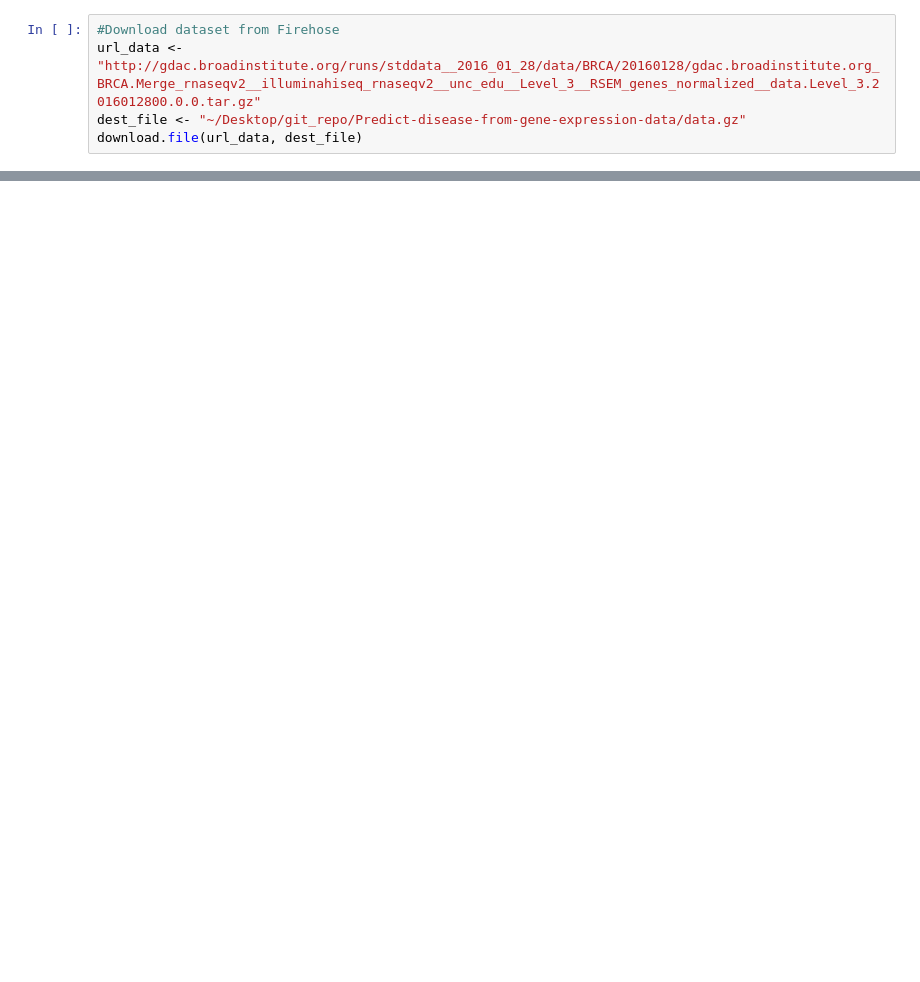
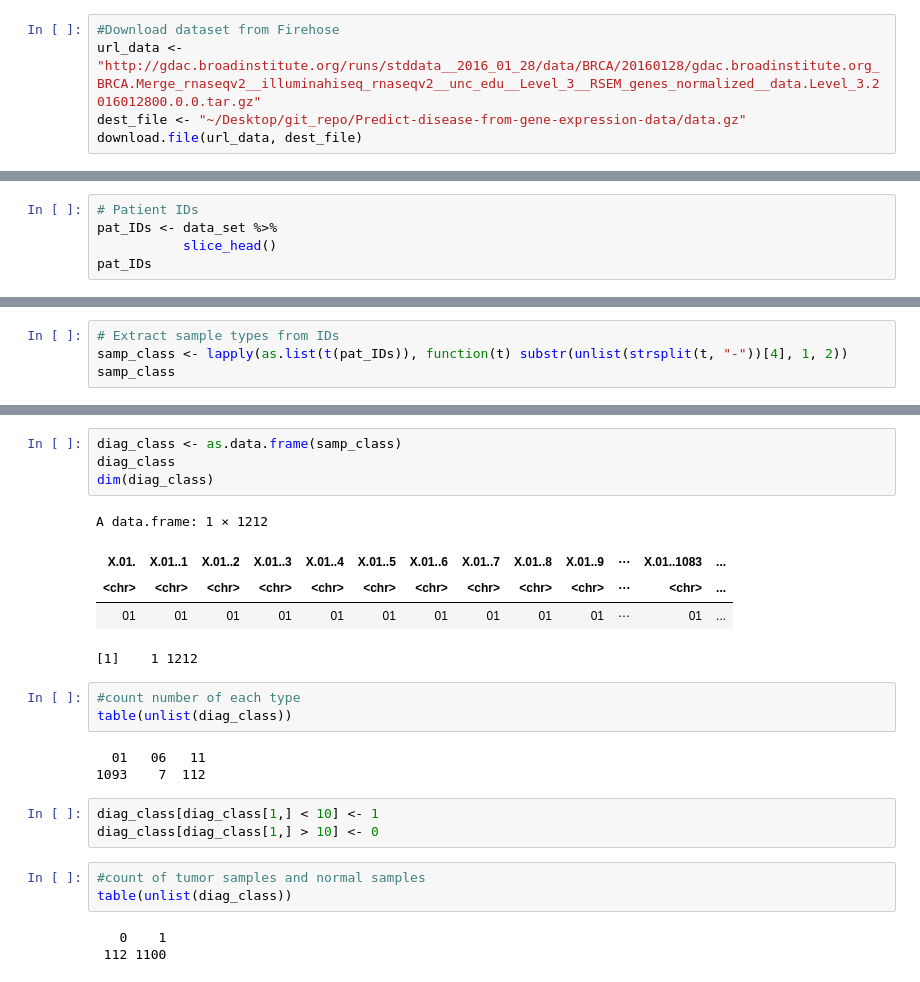
Before and after one commit to Luq16/Predict-disease-from-gene-expression-data, a Jupyter notebook: notebook.ipynb, the cells around one changed output, grey strips where cells are left out. Saved outputs shown, nothing was run; the diff lists cells and outputs as text; blank space fills up the shorter version.

```diff
--- a/notebook.ipynb
+++ b/notebook.ipynb
@@ -42,0 +77,5 @@ IDs <- read.table("BRCA.rnaseqv2__illuminahiseq_rnaseqv2__unc_edu__Level_3__RSEM
+# %%
+# Patient IDs
+pat_IDs <- data_set %>%
+           slice_head()
+pat_IDs
@@ -42,0 +90,4 @@ IDs <- read.table("BRCA.rnaseqv2__illuminahiseq_rnaseqv2__unc_edu__Level_3__RSEM
+# %%
+# Extract sample types from IDs
+samp_class <- lapply(as.list(t(pat_IDs)), function(t) substr(unlist(strsplit(t, "-"))[4], 1, 2))
+samp_class
@@ -42,0 +112,25 @@ IDs <- read.table("BRCA.rnaseqv2__illuminahiseq_rnaseqv2__unc_edu__Level_3__RSEM
+# %%
+diag_class <- as.data.frame(samp_class)
+diag_class
+dim(diag_class)
+# %% [output]
+A data.frame: 1 × 1212
+| X.01. | X.01..1 | X.01..2 | X.01..3 | X.01..4 | X.01..5 | X.01..6 | X.01..7 | X.01..8 | X.01..9 | ⋯ | X.01..1083 | ... |
+| <chr> | <chr> | <chr> | <chr> | <chr> | <chr> | <chr> | <chr> | <chr> | <chr> | ⋯ | <chr> | ... |
+| 01 | 01 | 01 | 01 | 01 | 01 | 01 | 01 | 01 | 01 | ⋯ | 01 | ... |
+[1]    1 1212
+# %%
+#count number of each type
+table(unlist(diag_class))
+# %% [output]
+  01   06   11
+1093    7  112
+# %%
+diag_class[diag_class[1,] < 10] <- 1
+diag_class[diag_class[1,] > 10] <- 0
+# %%
+#count of tumor samples and normal samples
+table(unlist(diag_class))
+# %% [output]
+   0    1
+ 112 1100
```
Also changed, not shown: parts of 9 cells of this notebook.
